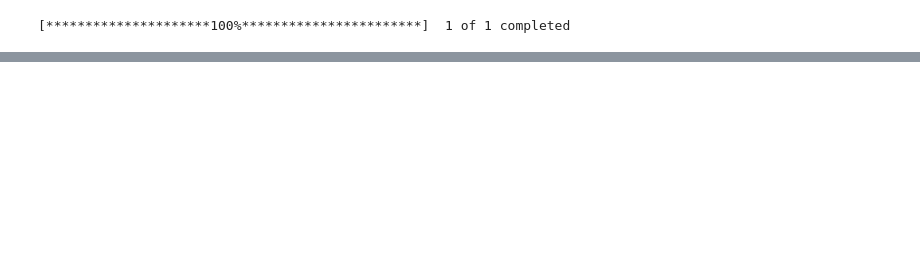
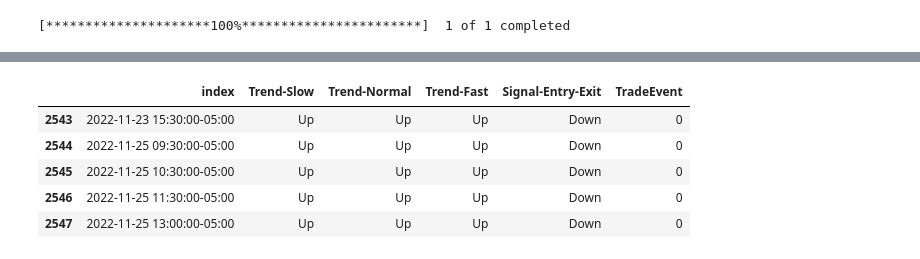
Before and after one commit to nate-belete/algoTrading, a Jupyter notebook: Golden Cross Over Backtesting.ipynb, the cells around one changed output, grey strips where cells are left out. Cells and saved outputs as stored; diff of their text form; code cells hidden in the pictures; blank space fills up the shorter version.

```diff
--- a/Golden Cross Over Backtesting.ipynb
+++ b/Golden Cross Over Backtesting.ipynb
@@ -86,7 +90,12 @@ df.reset_index(inplace=True, drop = True)
 # %%
 # get the date of when the cross over occured
 # create empty placeholder initalized with the first period
-period = [df['Date'][0]]
+
+try:
+    period = [df['Date'][0]]
+except KeyError:
+    period = [df['index'][0]]
+
 keyDate = []
 for i in range(len(df) - 1):
 
@@ -101,7 +110,10 @@ for i in range(len(df) - 1):
         keyDate.append(0)
     # if there has been a crossover
     else:
-        period.append(df['Date'][i+1])
+        try:
+            period.append(df['Date'][i+1])
+        except KeyError:
+            period.append(df['index'][i+1])
         keyDate.append(1)
 keyDate.append(0)
 
@@ -180,0 +251,17 @@ df.groupby(['fastNormal_CrossedOver','slowFast_CrossedOver','slowNormal_CrossedO
+# %%
+df.rename(columns={'slowNormal_CrossedOver':'Trend-Slow',
+                   'Trend':'Trend-Normal',
+                   'slowFast_CrossedOver':'Trend-Fast',
+                   'fastNormal_CrossedOver':'Signal-Entry-Exit',
+                   'ROI_fastNormal_CrossedOver':'Signal-Return',
+                   'Days_Spread': 'Signal-Days',
+                  'Date_fastNormal_CrossedOver_key_Date': 'TradeEvent'}, inplace=True)
+# %%
+df[['index','Trend-Slow','Trend-Normal','Trend-Fast','Signal-Entry-Exit','TradeEvent']].tail()
+# %% [output]
+|  | index | Trend-Slow | Trend-Normal | Trend-Fast | Signal-Entry-Exit | TradeEvent |
+| 2543 | 2022-11-23 15:30:00-05:00 | Up | Up | Up | Down | 0 |
+| 2544 | 2022-11-25 09:30:00-05:00 | Up | Up | Up | Down | 0 |
+| 2545 | 2022-11-25 10:30:00-05:00 | Up | Up | Up | Down | 0 |
+| 2546 | 2022-11-25 11:30:00-05:00 | Up | Up | Up | Down | 0 |
+| 2547 | 2022-11-25 13:00:00-05:00 | Up | Up | Up | Down | 0 |
```
Also changed, not shown: parts of 14 cells of this notebook.
